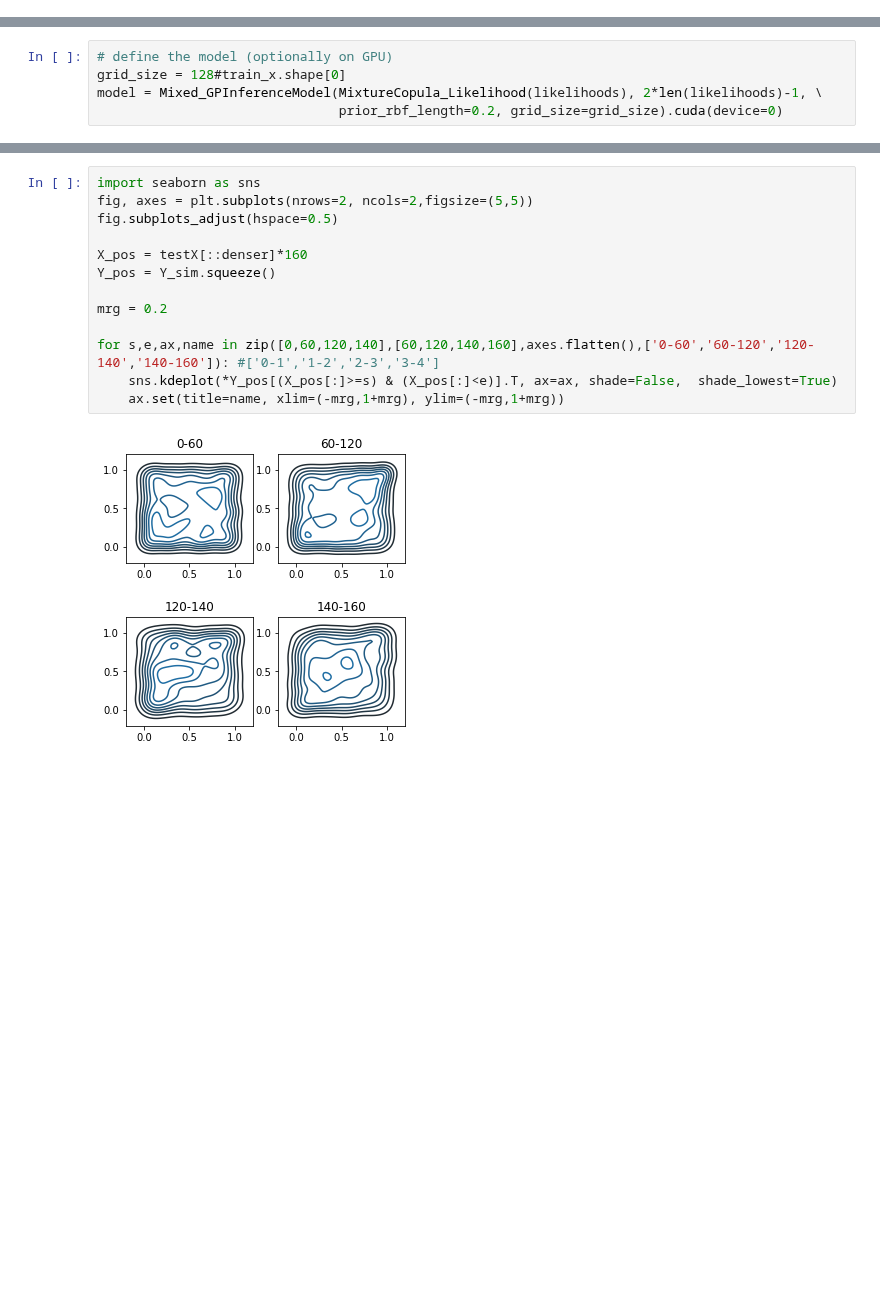
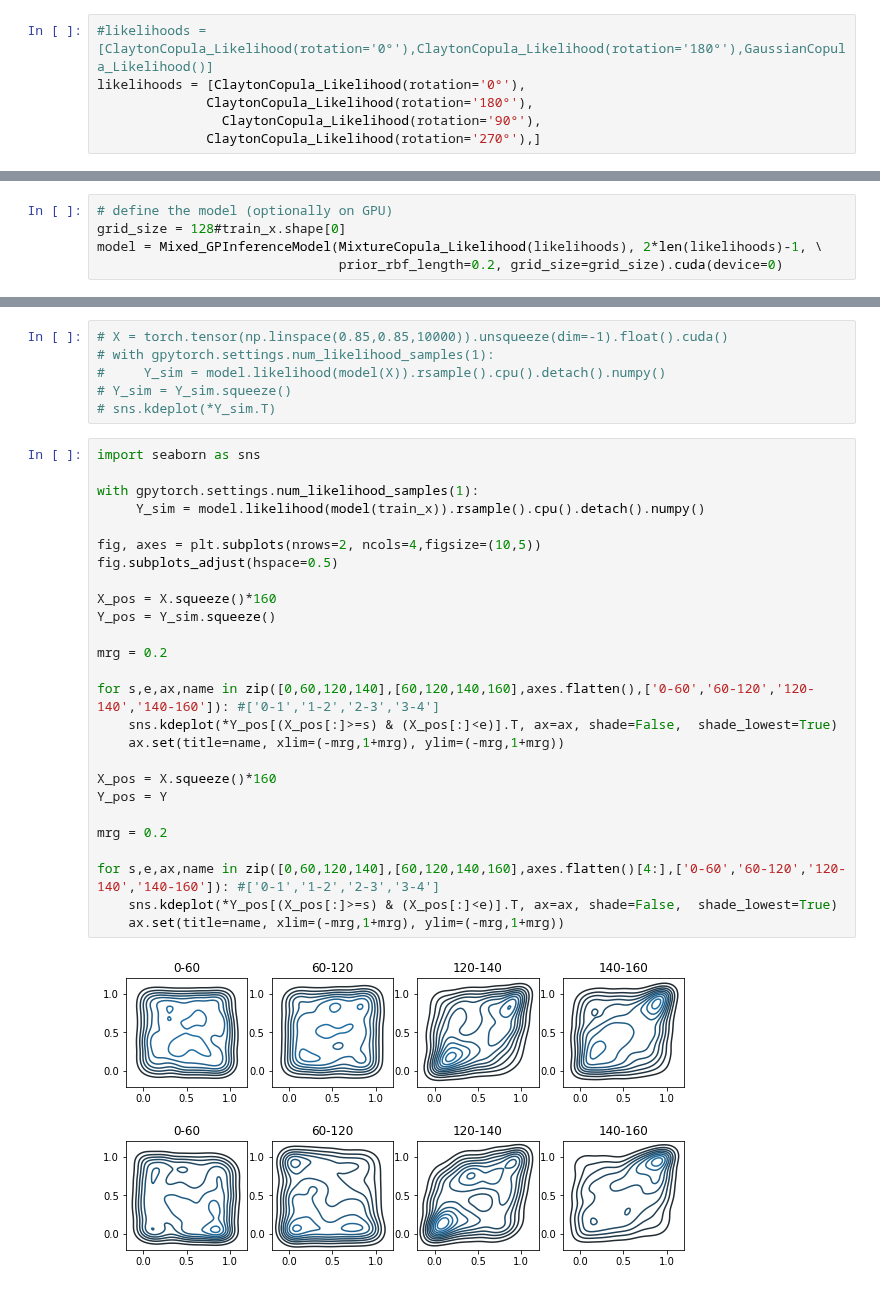
Before and after one commit to NinelK/CopulaGP, a Jupyter notebook: MultiParam_RealData.ipynb, the cells around one changed output, grey strips where cells are left out. Drawn from its saved outputs; the diff is of its cells as text; blank space fills up the shorter version.

```diff
--- a/MultiParam_RealData.ipynb
+++ b/MultiParam_RealData.ipynb
@@ -75,3 +73,9 @@ likelihoods = [GaussianCopula_Likelihood(),ClaytonCopula_Likelihood(rotation='18
+# %%
+#likelihoods = [ClaytonCopula_Likelihood(rotation='0°'),ClaytonCopula_Likelihood(rotation='180°'),GaussianCopula_Likelihood()]
+likelihoods = [ClaytonCopula_Likelihood(rotation='0°'),
+              ClaytonCopula_Likelihood(rotation='180°'),
+                ClaytonCopula_Likelihood(rotation='90°'),
+              ClaytonCopula_Likelihood(rotation='270°'),]
 # %%
 NSamp
 # %% [output]
@@ -279,15 +294,34 @@ fig.show()
+# %%
+# X = torch.tensor(np.linspace(0.85,0.85,10000)).unsqueeze(dim=-1).float().cuda()
+# with gpytorch.settings.num_likelihood_samples(1):
+#     Y_sim = model.likelihood(model(X)).rsample().cpu().detach().numpy()
+# Y_sim = Y_sim.squeeze()
+# sns.kdeplot(*Y_sim.T)
 # %%
 import seaborn as sns
-fig, axes = plt.subplots(nrows=2, ncols=2,figsize=(5,5))
+
+with gpytorch.settings.num_likelihood_samples(1):
+     Y_sim = model.likelihood(model(train_x)).rsample().cpu().detach().numpy()
+
+fig, axes = plt.subplots(nrows=2, ncols=4,figsize=(10,5))
 fig.subplots_adjust(hspace=0.5)
 
-X_pos = testX[::denser]*160
+X_pos = X.squeeze()*160
 Y_pos = Y_sim.squeeze()
 
 mrg = 0.2
 
 for s,e,ax,name in zip([0,60,120,140],[60,120,140,160],axes.flatten(),['0-60','60-120','120-140','140-160']): #['0-1','1-2','2-3','3-4']
     sns.kdeplot(*Y_pos[(X_pos[:]>=s) & (X_pos[:]<e)].T, ax=ax, shade=False,  shade_lowest=True)
     ax.set(title=name, xlim=(-mrg,1+mrg), ylim=(-mrg,1+mrg))
+
+X_pos = X.squeeze()*160
+Y_pos = Y
+
+mrg = 0.2
+
+for s,e,ax,name in zip([0,60,120,140],[60,120,140,160],axes.flatten()[4:],['0-60','60-120','120-140','140-160']): #['0-1','1-2','2-3','3-4']
+    sns.kdeplot(*Y_pos[(X_pos[:]>=s) & (X_pos[:]<e)].T, ax=ax, shade=False,  shade_lowest=True)
+    ax.set(title=name, xlim=(-mrg,1+mrg), ylim=(-mrg,1+mrg))
 # %% [output]
-[figure, old version]
+[figure, new version]
```
Also changed, not shown: parts of 7 cells of this notebook, 2 other files.
